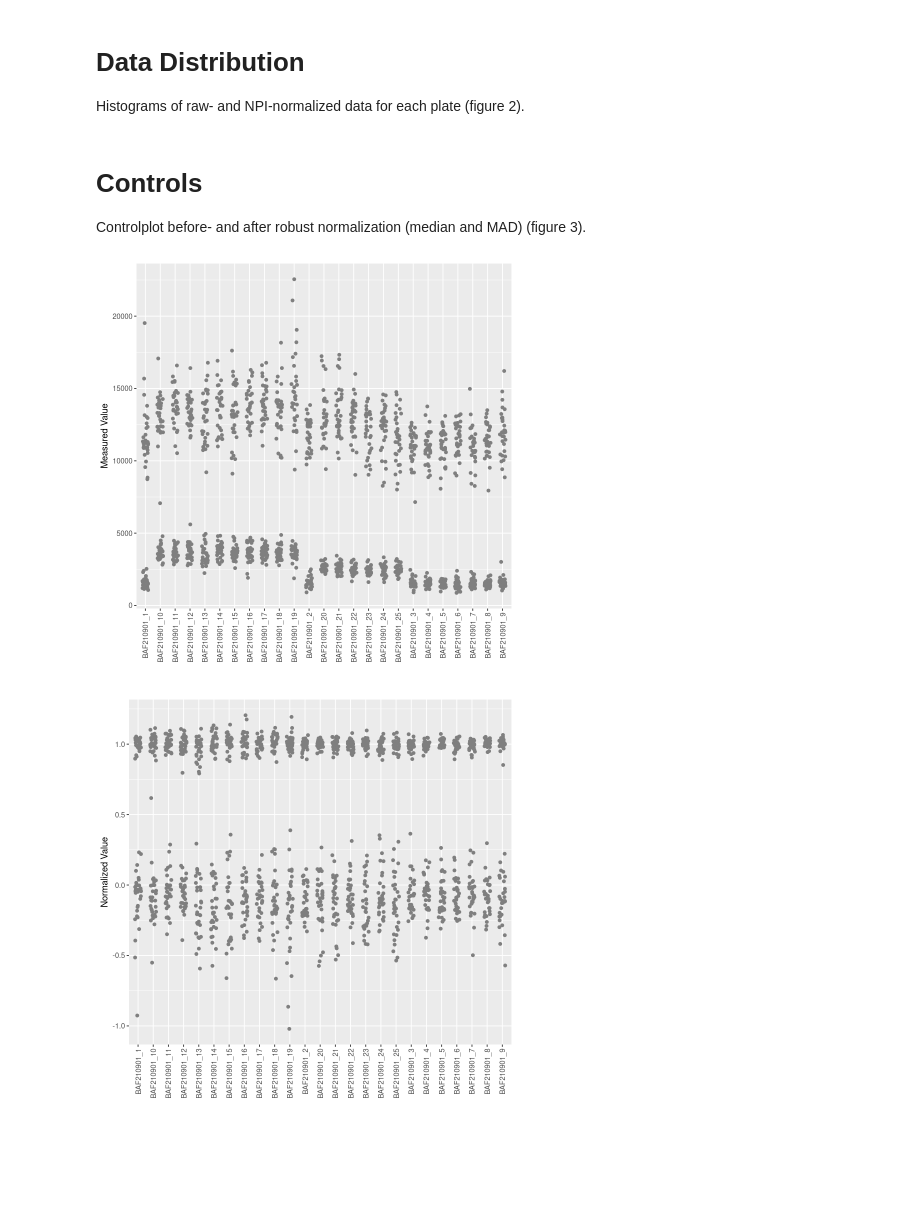
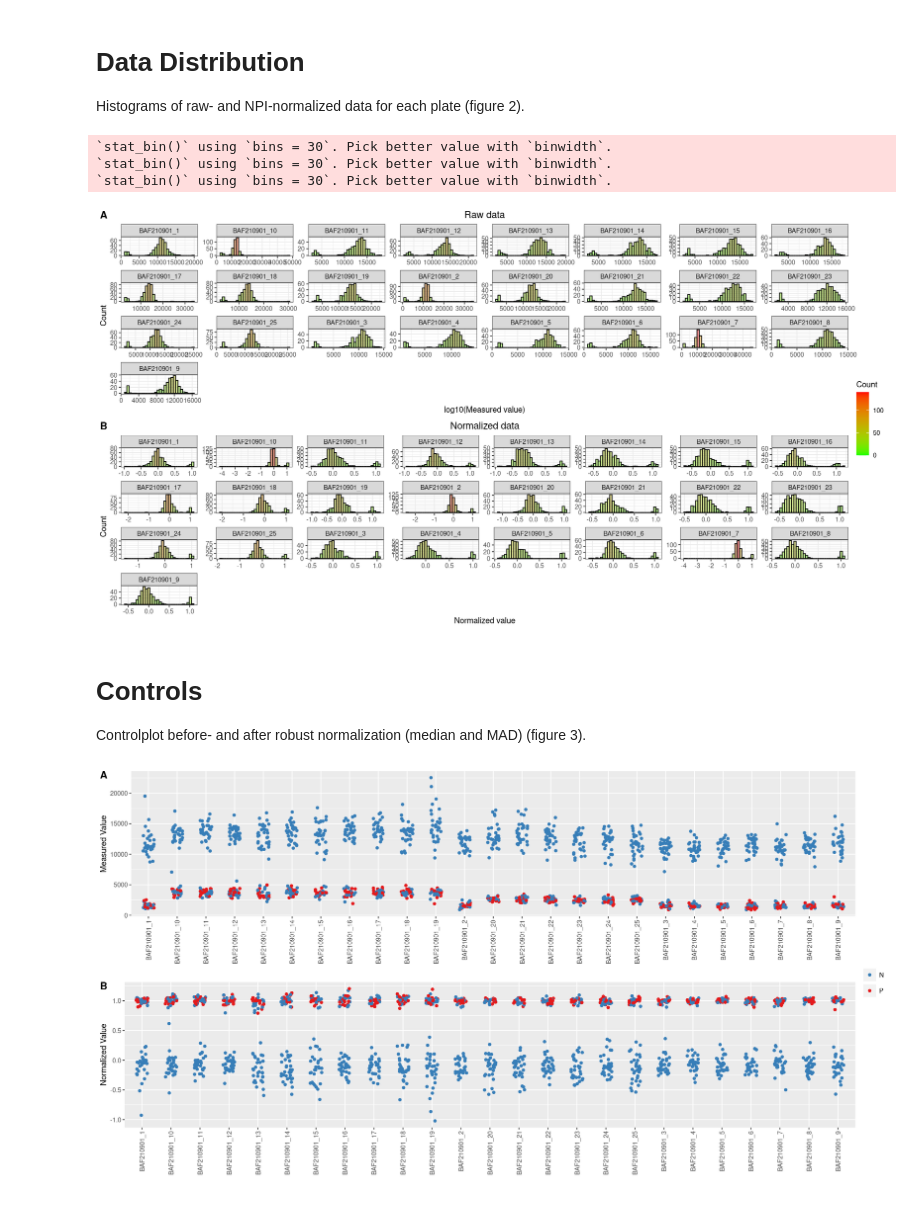
Before and after one commit to ETH-NEXUS/lab_data_management, a Jupyter notebook: api/notebooks/PreliminaryAnalysis.ipynb, the cells around one changed output. Cells and saved outputs as stored; diff of their text form; code cells hidden in the pictures; blank space fills up the shorter version.

```diff
--- a/api/notebooks/PreliminaryAnalysis.ipynb
+++ b/api/notebooks/PreliminaryAnalysis.ipynb
@@ -24,0 +1,7 @@ Found 9600 measurements
+# %%
+from ldm import ldm
+
+raw_data = ldm.get_experiment_measurements('exp2', label='Label1')
+
+norm_data = ldm.normalize_values(raw_data, label='Label1')
+norm_data_log = ldm.normalize_values(raw_data, log_value=True)
@@ -128,14 +186,16 @@ options(repr.plot.width=15, repr.plot.height=8)
 # %%
+hist_raw = create_histogram_plot(data = norm_data, "value",  c("green", "red"),"Raw data", "log10(Measured value)")
+hist_raw = hist_raw + facet_wrap(~plate, ncol=8, scales="free")
+hist_norm = create_histogram_plot(data = norm_data,"norm", c("green", "red"), "Normalized data", "Normalized value")
+hist_norm = hist_norm + facet_wrap(~plate, ncol=8, scales="free")
 
-hist_raw = create_histogram_plot(data = norm_data, "value",  c("green", "red"),"Raw data", "log10(Measured value)")
-
-hist_raw = hist_raw + facet_wrap(~plate, ncol=8, scales="free")
-hist_raw
-
-hist_norm = create_histogram_plot(data = norm_data,"norm", c("green", "red"), "Normalized data", "Normalized value")
-
-hist_norm = hist_norm + facet_wrap(~plate, ncol=8, scales="free")
-hist_norm
+combined_hist = ggarrange(hist_raw, hist_norm, ncol = 1, labels = "AUTO", common.legend = T, legend = "right")
+combined_hist
+# %% [output]
+`stat_bin()` using `bins = 30`. Pick better value with `binwidth`.
+`stat_bin()` using `bins = 30`. Pick better value with `binwidth`.
+`stat_bin()` using `bins = 30`. Pick better value with `binwidth`.
+[figure, added]
 # %% [markdown]
 # Controls
 Controlplot before- and after robust normalization (median and MAD) (figure 3).
@@ -144,11 +202,9 @@ Controlplot before- and after robust normalization (median and MAD) (figure 3).
 # %%
 condat = droplevels(subset(norm_data, norm_data$control != 'C' & norm_data$control != 'empty'))
+controls_raw = create_controls_plot(condat, 'plate', 'value', 'control', 'control', "", "Measured Value")
+controls_norm = create_controls_plot(condat, 'plate', 'norm', 'control', 'control', "", "Normalized Value")
 
-controls_raw = create_controls_plot(condat, 'plate', 'value', 'control', 'compound', "", "Measured Value")
-controls_raw
-
-controls_norm = create_controls_plot(condat, 'plate', 'norm', 'control', 'compound', "", "Normalized Value")
-controls_norm
+combined_controls = ggarrange(controls_raw, controls_norm, ncol = 1, labels = "AUTO", common.legend = T, legend = "right")
+combined_controls
 # %% [output]
-[figure, old version]
+[figure, new version]
-[figure, removed]
```
Also changed, not shown: parts of 18 cells of this notebook, 5 other files.
